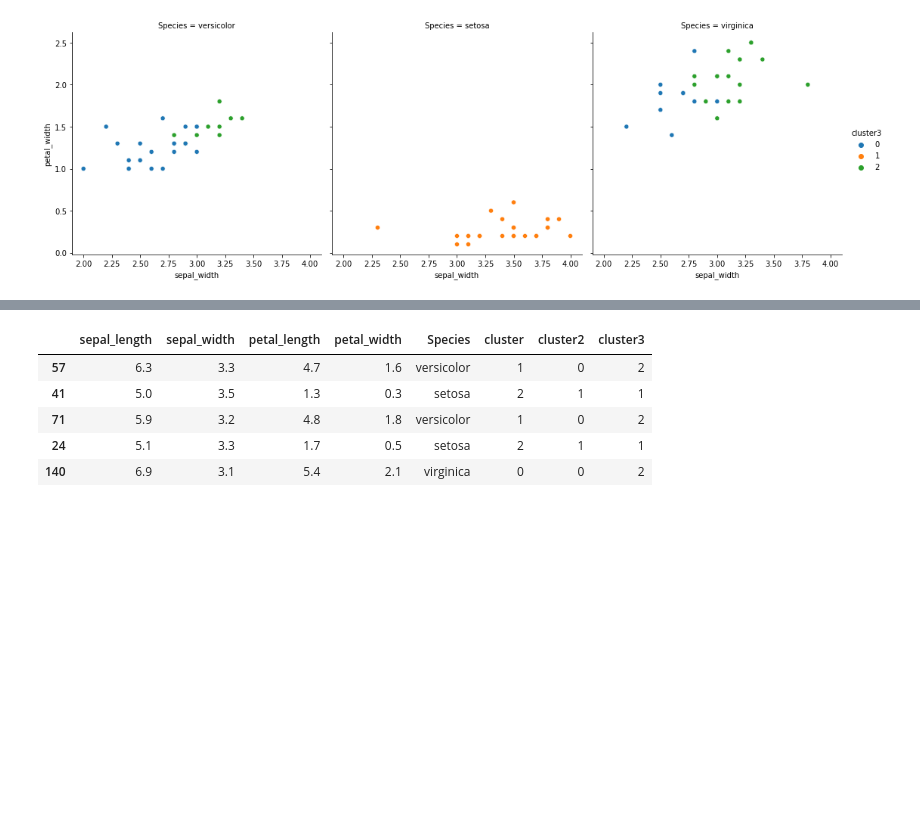
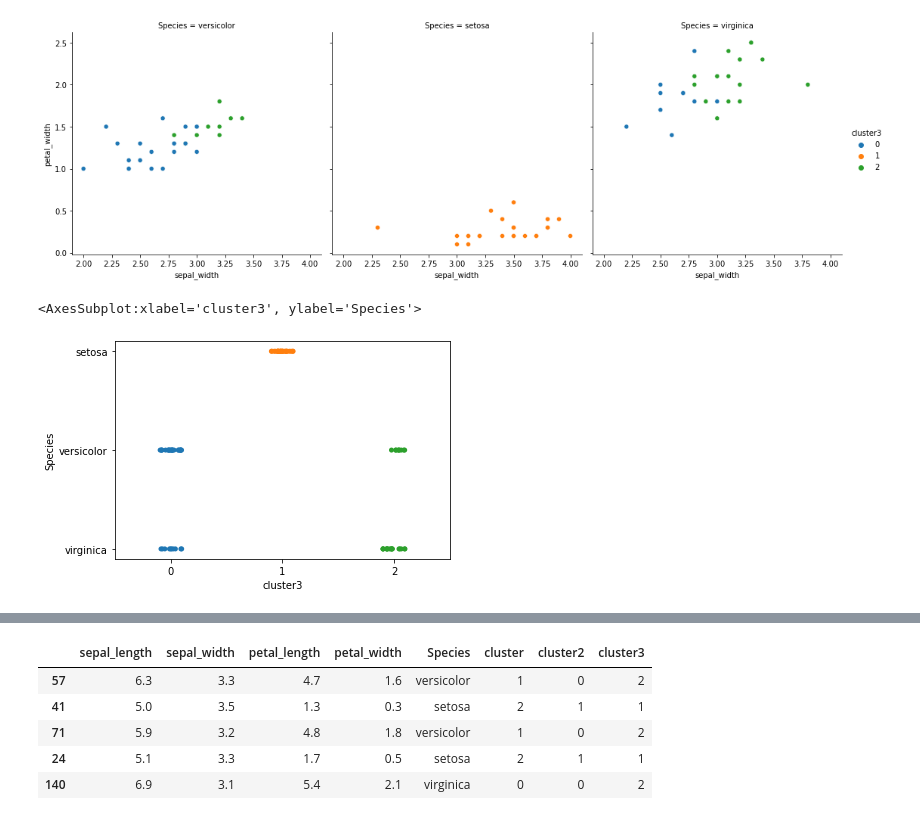
Before and after one commit to watermanbrandyn/clustering-exercises, a Jupyter notebook: modeling.ipynb, the cells around one changed output, grey strips where cells are left out. Saved outputs shown, nothing was run; the diff lists cells and outputs as text; code cells hidden in the pictures; blank space fills up the shorter version.

```diff
--- a/modeling.ipynb
+++ b/modeling.ipynb
@@ -215,3 +230,8 @@ sns.relplot(data=train, x='sepal_width', y='petal_width', hue='cluster3', col='S
 # %% [output]
 <seaborn.axisgrid.FacetGrid at 0x...>
 [figure]
+# %%
+sns.stripplot(data=train, x='cluster3', y='Species')
+# %% [output]
+<AxesSubplot:xlabel='cluster3', ylabel='Species'>
+[figure, added]
```
Also changed, not shown: parts of 3 cells of this notebook.
